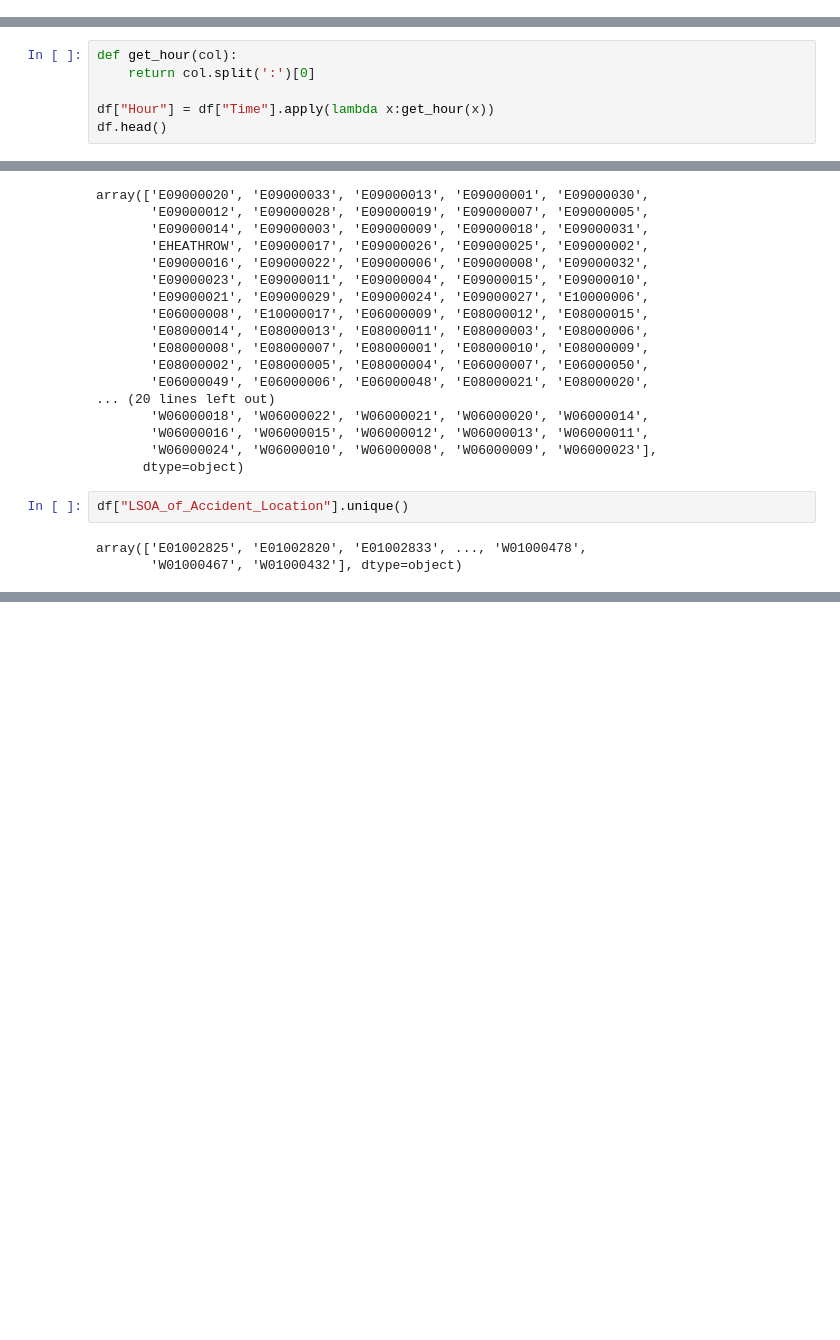
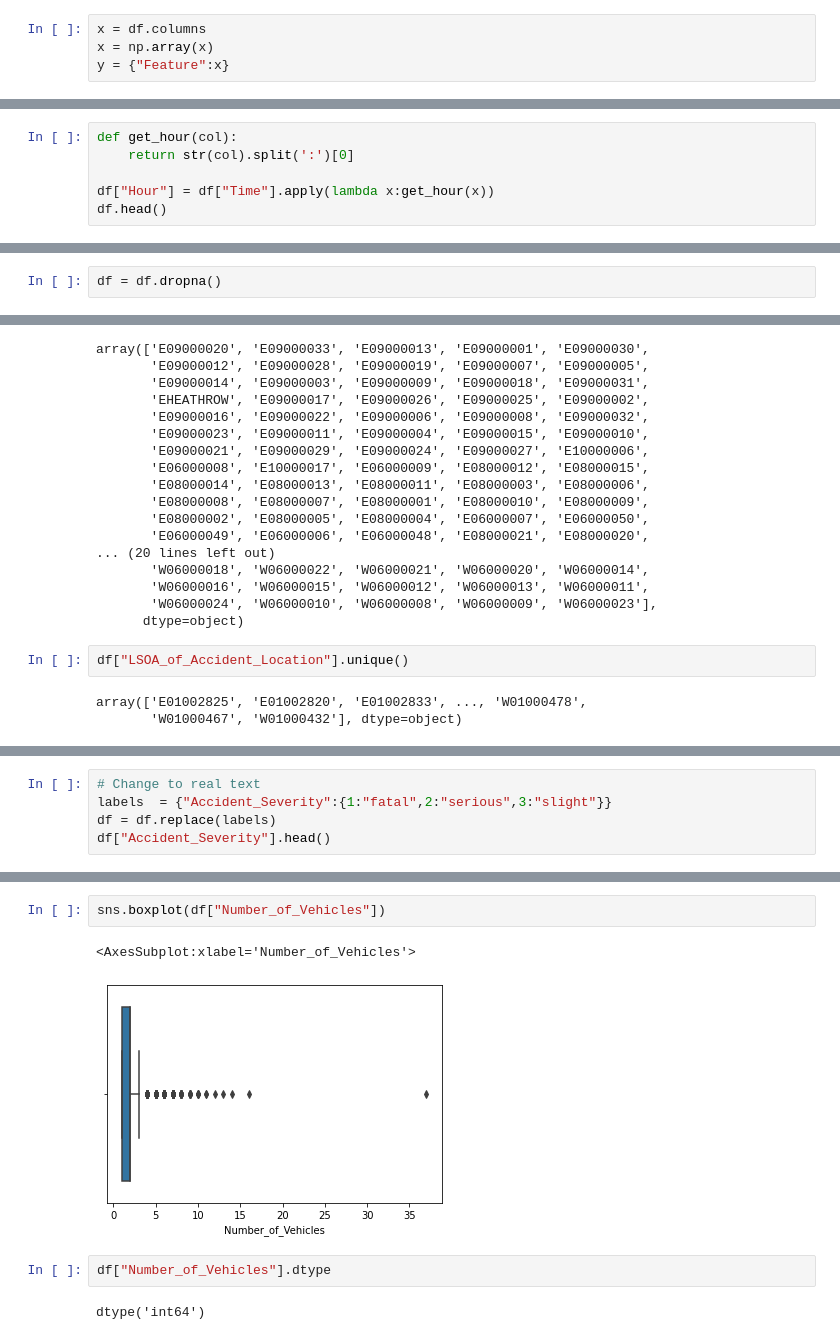
Before and after one commit to OwusuBlessing/Stage_C_Premier_practice, a Jupyter notebook: Starter_EDA.ipynb, the cells around one changed output, grey strips where cells are left out. Cells and saved outputs as stored; diff of their text form; blank space fills up the shorter version.

```diff
--- a/Starter_EDA.ipynb
+++ b/Starter_EDA.ipynb
@@ -157,3 +176,7 @@ df.head()
 | 3 | 201501BS70005 | 524420.0 | 181080.0 | -0.208327 | 51.514952 | 1 | ... |
 | 4 | 201501BS70008 | 524630.0 | 179040.0 | -0.206022 | 51.496572 | 1 | ... |
 5 rows × 32 columns
+# %%
+x = df.columns
+x = np.array(x)
+y = {"Feature":x}
@@ -251,7 +286,7 @@ df["Time"].head()
 Name: Time, dtype: object
 # %%
 def get_hour(col):
-    return col.split(':')[0]
+    return str(col).split(':')[0]
 
 df["Hour"] = df["Time"].apply(lambda x:get_hour(x))
 df.head()
@@ -266,3 +301,5 @@ df.head()
+# %%
+df = df.dropna()
 # %%
 df["Hour"] = df["Hour"].astype(int)
 df.head()
@@ -384,0 +570,5 @@ array(['E01002825', 'E01002820', 'E01002833', ..., 'W01000478',
+# %%
+# Change to real text
+labels  = {"Accident_Severity":{1:"fatal",2:"serious",3:"slight"}}
+df = df.replace(labels)
+df["Accident_Severity"].head()
@@ -384,0 +700,9 @@ array(['E01002825', 'E01002820', 'E01002833', ..., 'W01000478',
+# %%
+sns.boxplot(df["Number_of_Vehicles"])
+# %% [output]
+<AxesSubplot:xlabel='Number_of_Vehicles'>
+[figure, added]
+# %%
+df["Number_of_Vehicles"].dtype
+# %% [output]
+dtype('int64')
```
Also changed, not shown: parts of 77 cells of this notebook, 14 other files.
